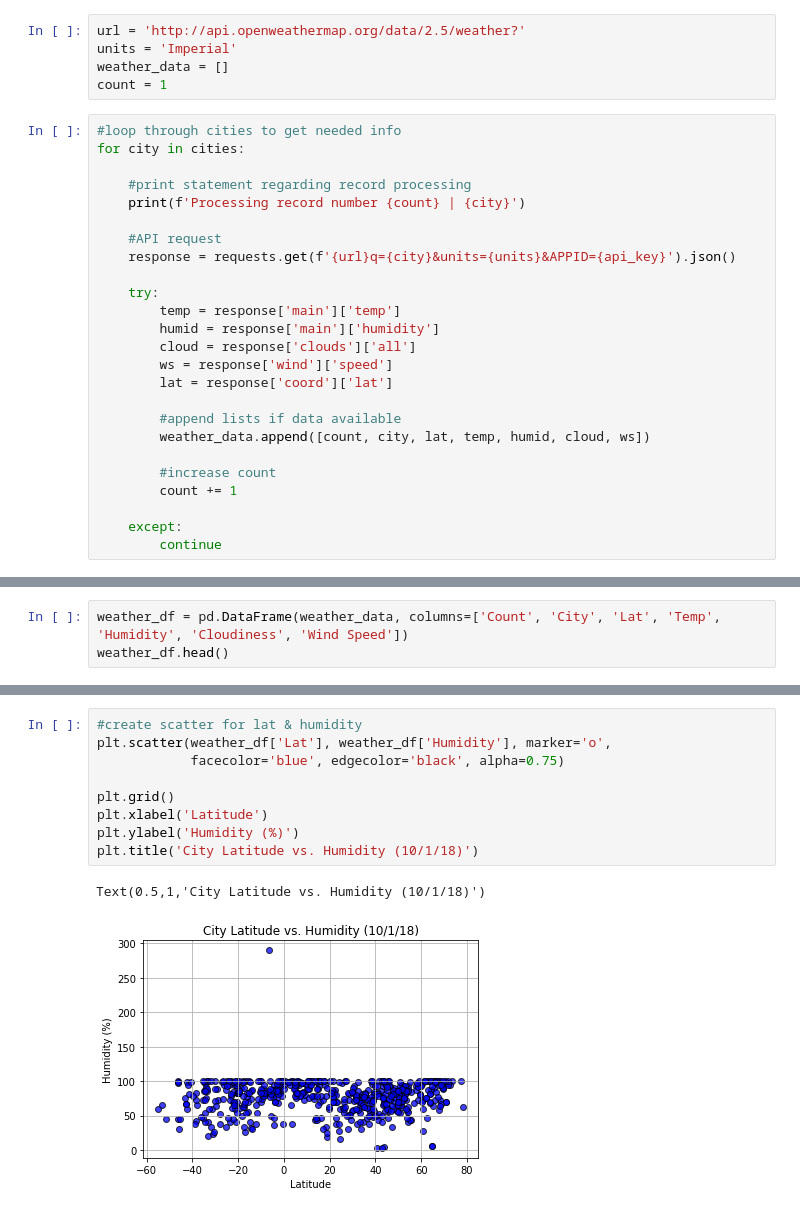
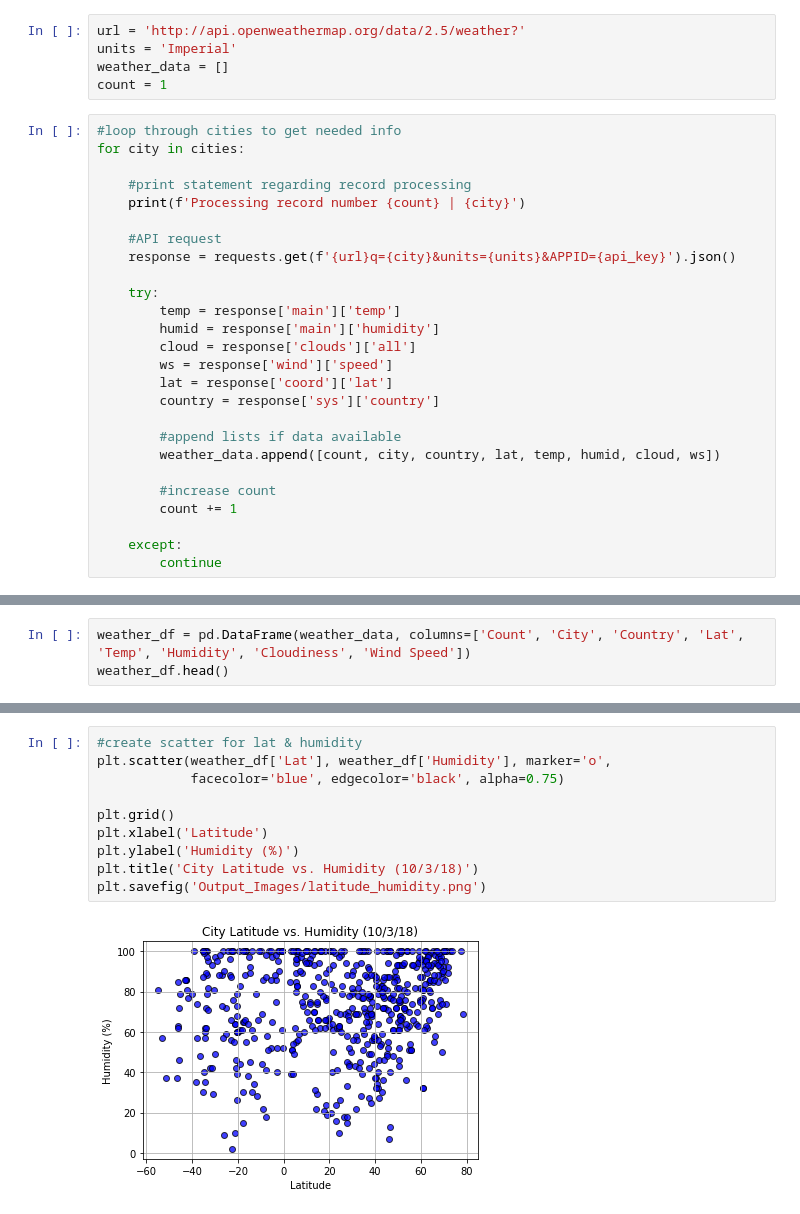
Before and after one commit to tc-sabr/Weather, a Jupyter notebook: Weather_Analysis.ipynb, the cells around one changed output, grey strips where cells are left out. Drawn from its saved outputs; the diff is of its cells as text.

Commit message:
add code to output csv and png files

```diff
--- a/Weather_Analysis.ipynb
+++ b/Weather_Analysis.ipynb
@@ -58,9 +57,10 @@ for city in cities:
         cloud = response['clouds']['all']
         ws = response['wind']['speed']
         lat = response['coord']['lat']
+        country = response['sys']['country']
 
         #append lists if data available
-        weather_data.append([count, city, lat, temp, humid, cloud, ws])
+        weather_data.append([count, city, country, lat, temp, humid, cloud, ws])
 
         #increase count
         count += 1
@@ -88,4 +88,4 @@ Processing record number 549 | kruglolesskoye
 # %%
-weather_df = pd.DataFrame(weather_data, columns=['Count', 'City', 'Lat', 'Temp', 'Humidity', 'Cloudiness', 'Wind Speed'])
+weather_df = pd.DataFrame(weather_data, columns=['Count', 'City', 'Country', 'Lat', 'Temp', 'Humidity', 'Cloudiness', 'Wind Speed'])
 weather_df.head()
 # %% [output]
@@ -110,15 +113,15 @@ Text(0.5,1,'City Latitude vs. Temperature (10/1/18)')
 # %%
 #create scatter for lat & humidity
 plt.scatter(weather_df['Lat'], weather_df['Humidity'], marker='o',
             facecolor='blue', edgecolor='black', alpha=0.75)
 
 plt.grid()
 plt.xlabel('Latitude')
 plt.ylabel('Humidity (%)')
-plt.title('City Latitude vs. Humidity (10/1/18)')
+plt.title('City Latitude vs. Humidity (10/3/18)')
+plt.savefig('Output_Images/latitude_humidity.png')
 # %% [output]
-Text(0.5,1,'City Latitude vs. Humidity (10/1/18)')
-[figure, old version]
+[figure, new version]
 # %%
 #create scatter for lat & cloudiness
 plt.scatter(weather_df['Lat'], weather_df['Cloudiness'], marker='o',
```
Also changed, not shown: parts of 9 cells of this notebook.
